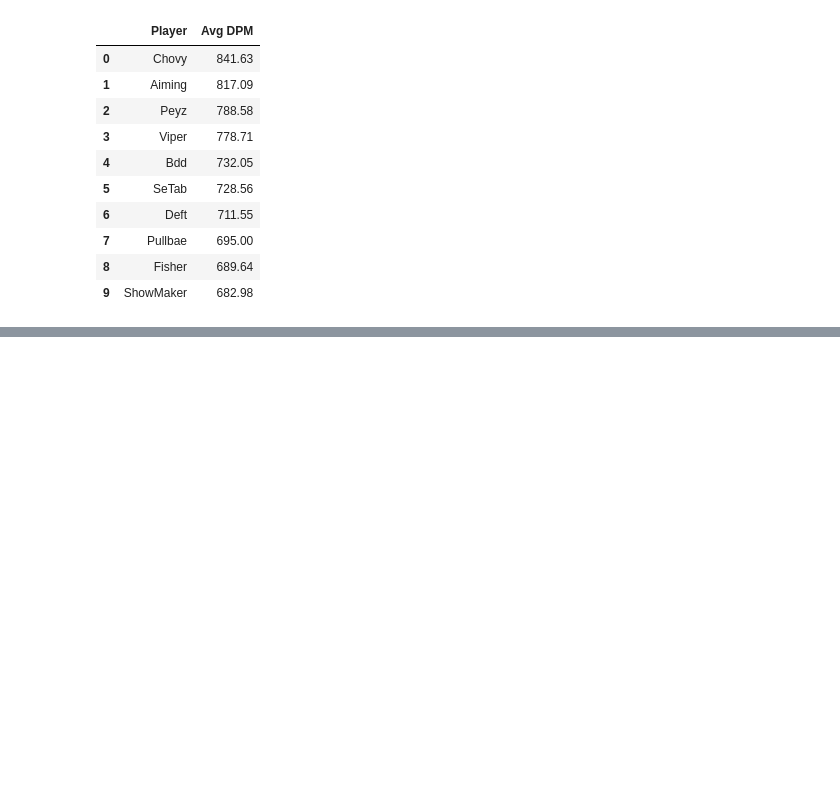
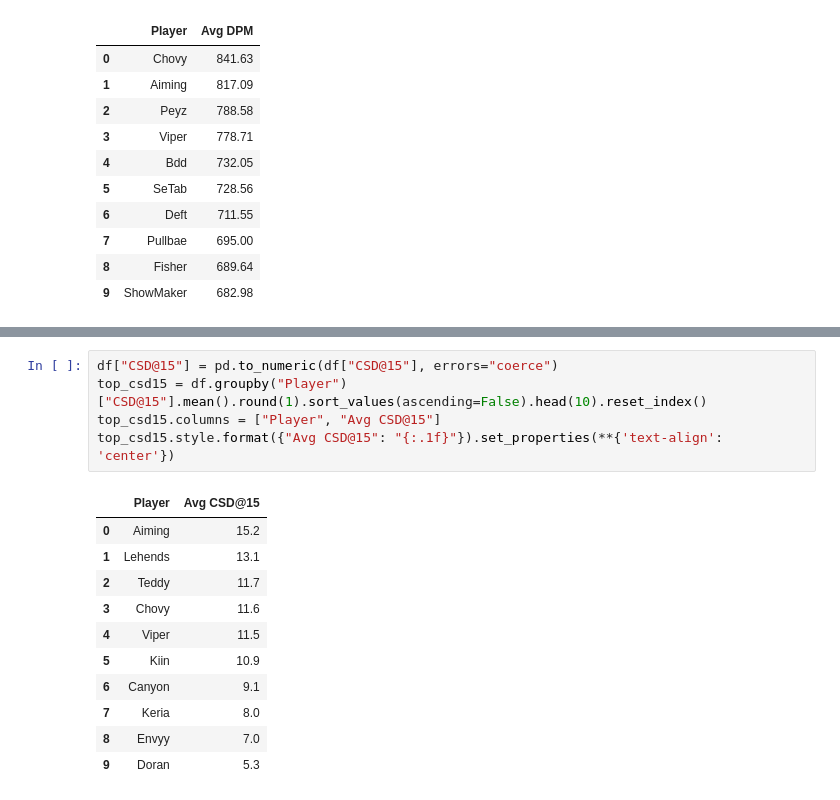
Before and after one commit to NguyenDung0210/LCK_Data_Analysis, a Jupyter notebook: analyze.ipynb, the cells around one changed output, grey strips where cells are left out. Drawn from its saved outputs; the diff is of its cells as text; blank space fills up the shorter version.

```diff
--- a/analyze.ipynb
+++ b/analyze.ipynb
@@ -407,0 +442,17 @@ top_dpm.style.format({"Avg DPM": "{:.2f}"}).set_properties(**{'text-align': 'cen
+# %%
+df["CSD@15"] = pd.to_numeric(df["CSD@15"], errors="coerce")
+top_csd15 = df.groupby("Player")["CSD@15"].mean().round(1).sort_values(ascending=False).head(10).reset_index()
+top_csd15.columns = ["Player", "Avg CSD@15"]
+top_csd15.style.format({"Avg CSD@15": "{:.1f}"}).set_properties(**{'text-align': 'center'})
+# %% [output]
+|  | Player | Avg CSD@15 |
+| 0 | Aiming | 15.2 |
+| 1 | Lehends | 13.1 |
+| 2 | Teddy | 11.7 |
+| 3 | Chovy | 11.6 |
+| 4 | Viper | 11.5 |
+| 5 | Kiin | 10.9 |
+| 6 | Canyon | 9.1 |
+| 7 | Keria | 8.0 |
+| 8 | Envyy | 7.0 |
+| 9 | Doran | 5.3 |
```
Also changed, not shown: parts of 3 cells of this notebook.
